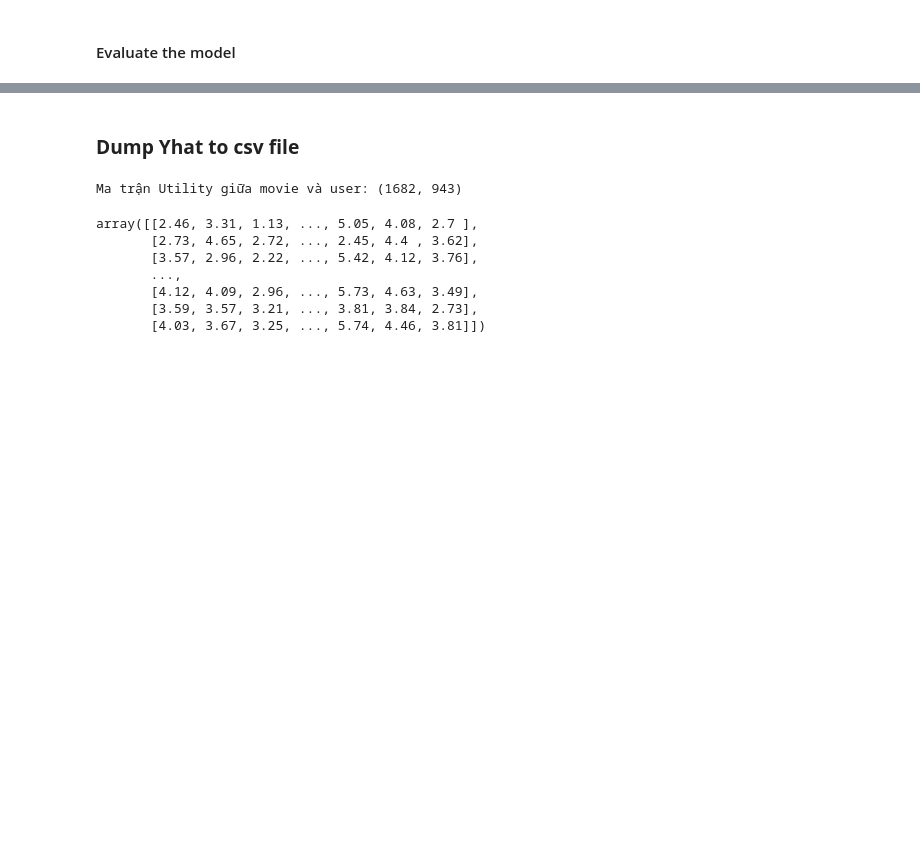
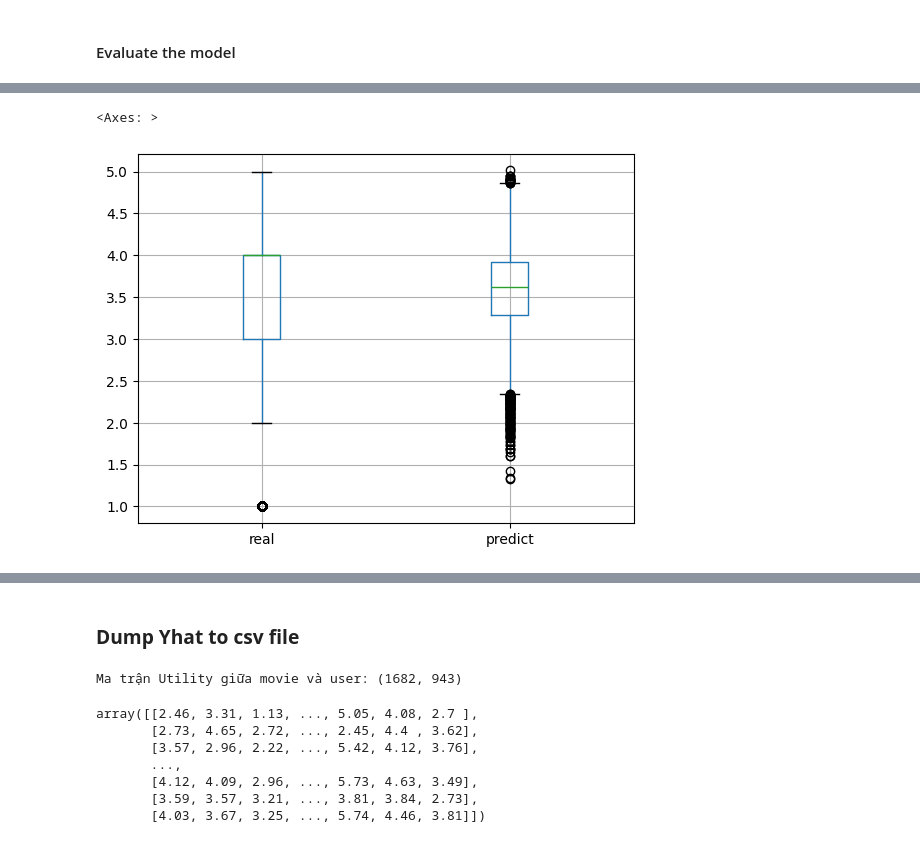
Before and after one commit to Narius2030/Recommendation-System, a Jupyter notebook: recommendsys-rating.ipynb, the cells around one changed output, grey strips where cells are left out. Saved outputs shown, nothing was run; the diff lists cells and outputs as text; code cells hidden in the pictures; blank space fills up the shorter version.

```diff
--- a/recommendsys-rating.ipynb
+++ b/recommendsys-rating.ipynb
@@ -280 +339,6 @@ RMSE average for testing 1.0250230776033122
+# %%
+result_pca[['real','predict']].boxplot()
+# %% [output]
+<Axes: >
+[figure, added]
 # %%
```
Also changed, not shown: parts of 24 cells of this notebook.
